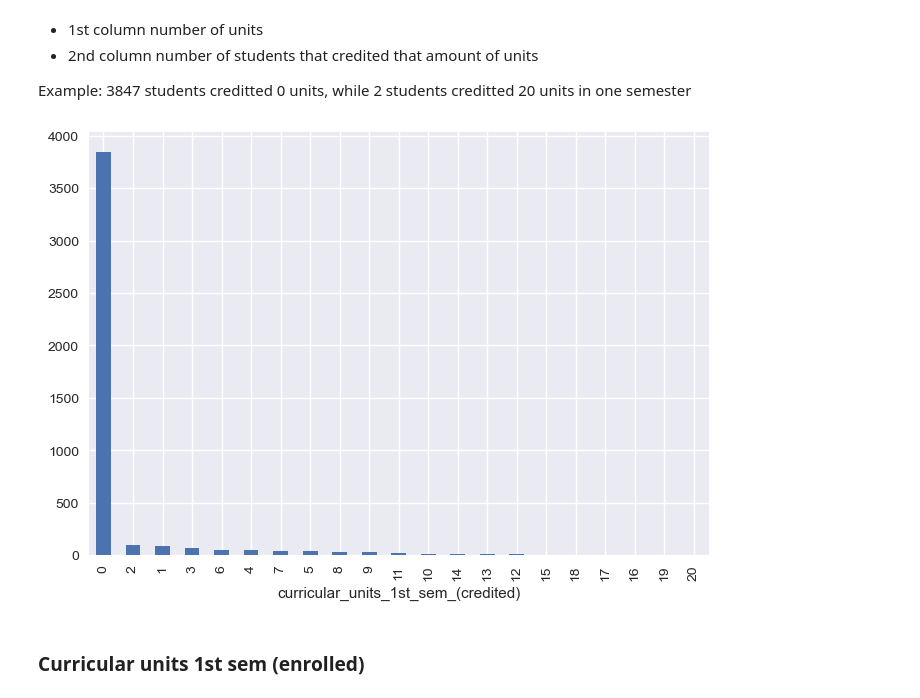
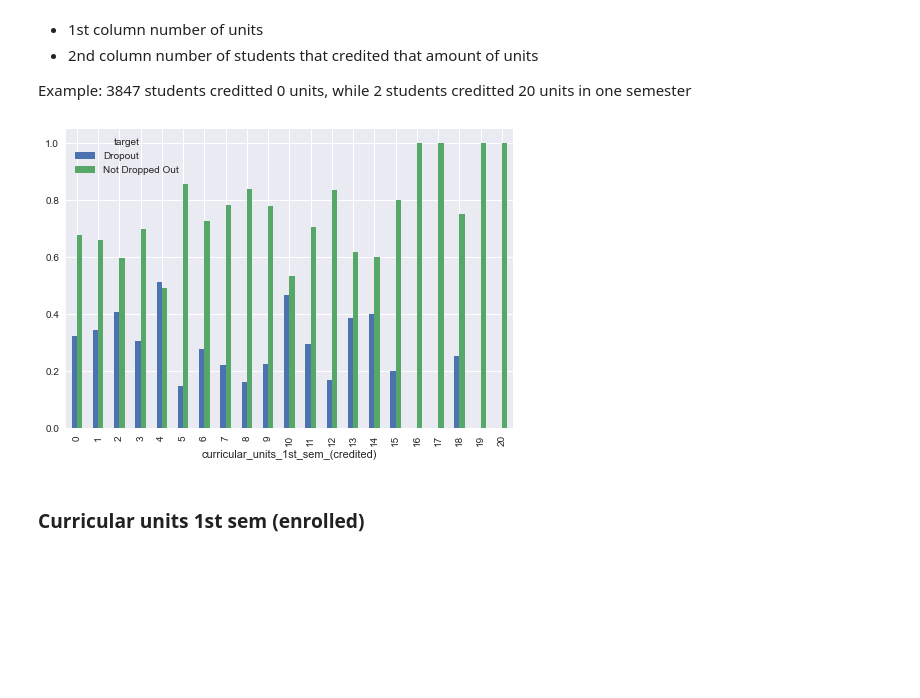
Before and after one commit to AndreJacobsPy/ai-academy-capstone, a Jupyter notebook: exploration.ipynb, the cells around one changed output. Cells and saved outputs as stored; diff of their text form; code cells hidden in the pictures; blank space fills up the shorter version.

```diff
--- a/exploration.ipynb
+++ b/exploration.ipynb
@@ -1057,9 +1070,11 @@ Example:
 3847 students creditted 0 units,
 while 2 students creditted 20 units in one semester
 # %%
-df["curricular_units_1st_sem_(credited)"].value_counts().plot(kind="bar");
+number_curricular_units_1st_df = binary_df.copy()
+group_data_for_plotting(number_curricular_units_1st_df, "curricular_units_1st_sem_(credited)").plot(kind="bar")
+plt.show()
 # %% [output]
-[figure, old version]
+[figure, new version]
 # %% [markdown]
 ### Curricular units 1st sem (enrolled) <a class="anchor" id="twenty-third-bullet">
 # %%
```
Also changed, not shown: parts of 23 cells of this notebook, 3 other files.
